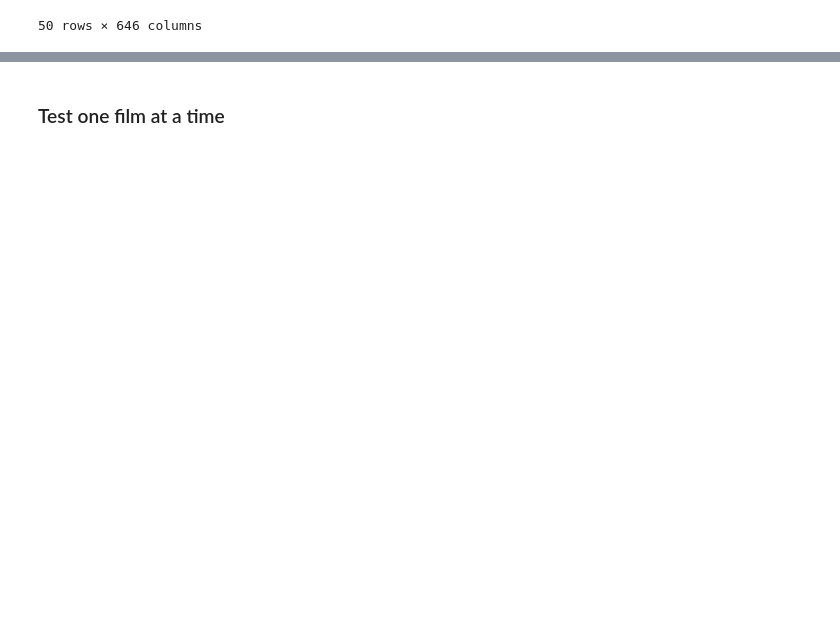
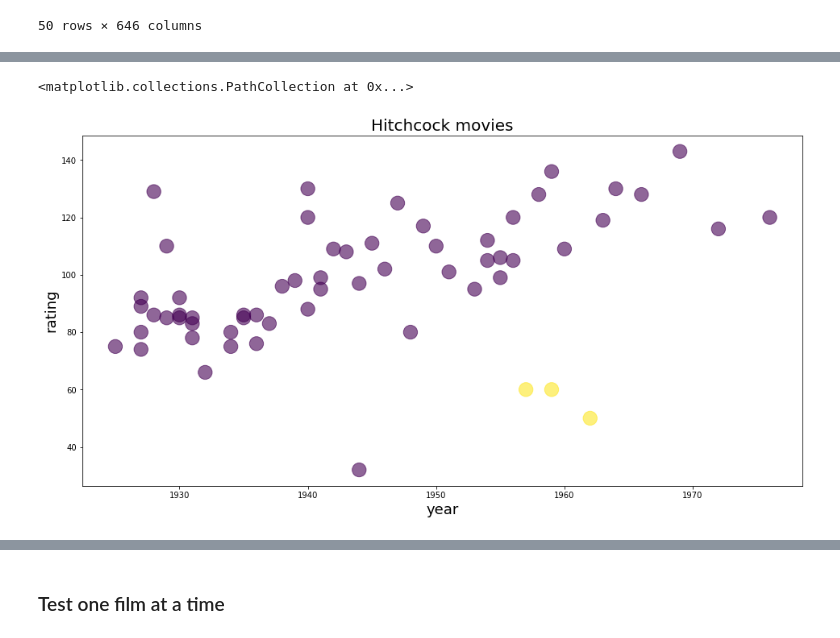
Before and after one commit to jmailman/scrape_flix, a Jupyter notebook: film_directors_streamlined.ipynb, the cells around one changed output, grey strips where cells are left out. Saved outputs shown, nothing was run; the diff lists cells and outputs as text; code cells hidden in the pictures; blank space fills up the shorter version.

Commit message:
partitions into rows and columns to do EDA for year, duration, cinematographer, rating, rating_count, actors, budget, and worldwide gross. Makes scatterplots to visualize these relationships

```diff
--- a/film_directors_streamlined.ipynb
+++ b/film_directors_streamlined.ipynb
@@ -740,0 +788,4 @@ films_df_reordered.head(50)
+# %%
+
+selected_actor_columns = films_to_analyze.columns[first_cast_column: first_cast_column+number_of_included_actors]
+selected_actor_columns
@@ -740,0 +798,2 @@ films_df_reordered.head(50)
+# %%
+analysis_columns = ['title', 'year', 'duration', 'cinematographer', 'documentary', 'tv_series','rating', 'rating_count', *selected_actor_columns]
@@ -740,0 +820,21 @@ films_df_reordered.head(50)
+# %%
+films_and_features_to_analyze_df = films_to_analyze[analysis_columns]
+# %%
+x_label = 'year'
+y_label = 'rating'
+x_ = films_and_features_to_analyze_df[x_label]
+y_ = films_and_features_to_analyze_df[y_label]
+# %%
+plt.figure(figsize=(16,8))
+
+size_ = 300
+alpha_ = .6
+plt.xlabel(x_label, fontsize='18')
+plt.ylabel(y_label, fontsize='18')
+plt.title(director.title() + ' movies', fontsize='20')
+
+category = 'tv_series'
+plt.scatter(x=x_, y=y_, marker='o', alpha=alpha_, c = films_and_features_to_analyze_df[category], s=(size_,))
+# %% [output]
+<matplotlib.collections.PathCollection at 0x...>
+[figure, added]
```
Also changed, not shown: parts of 47 cells of this notebook.
